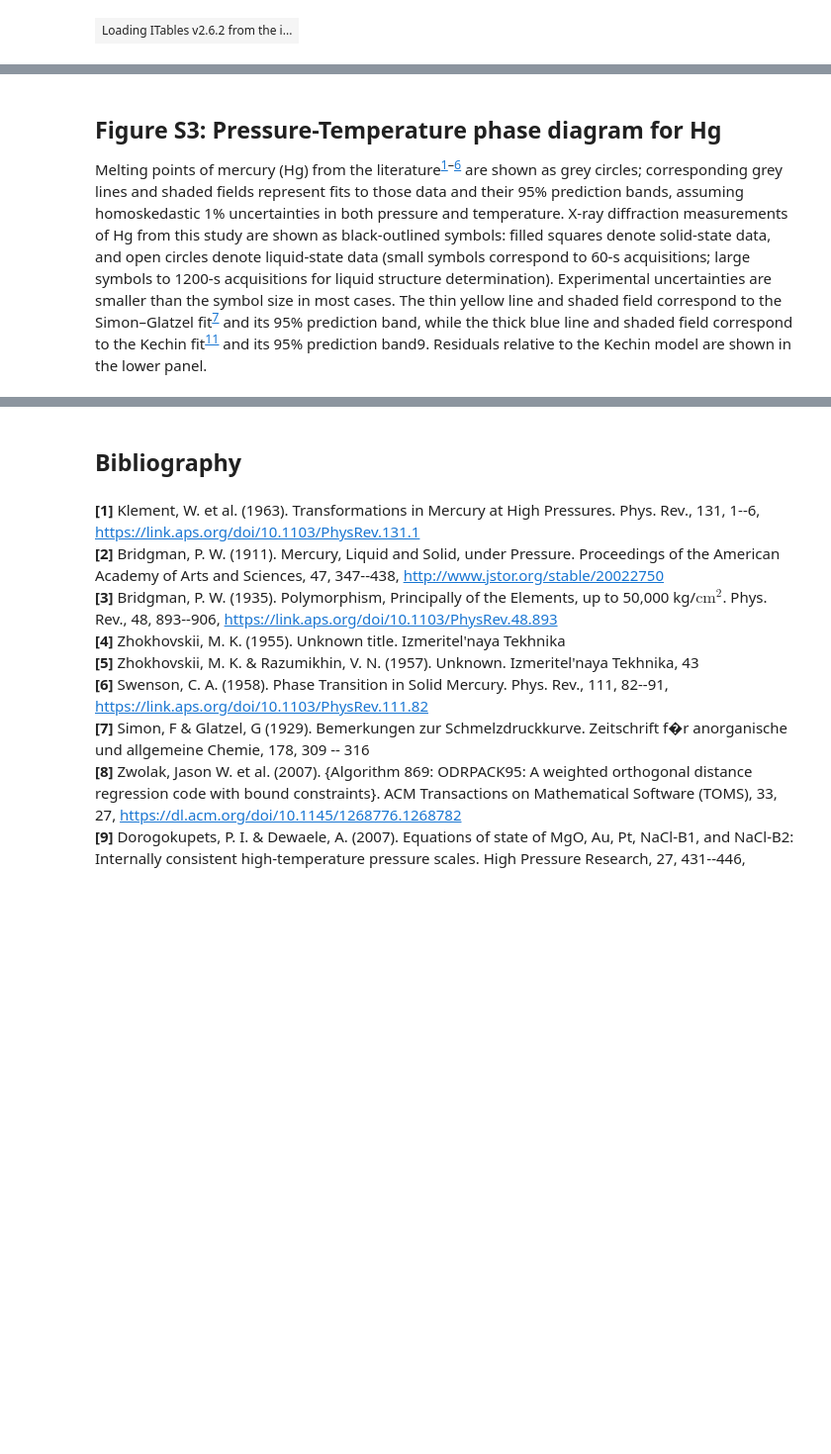
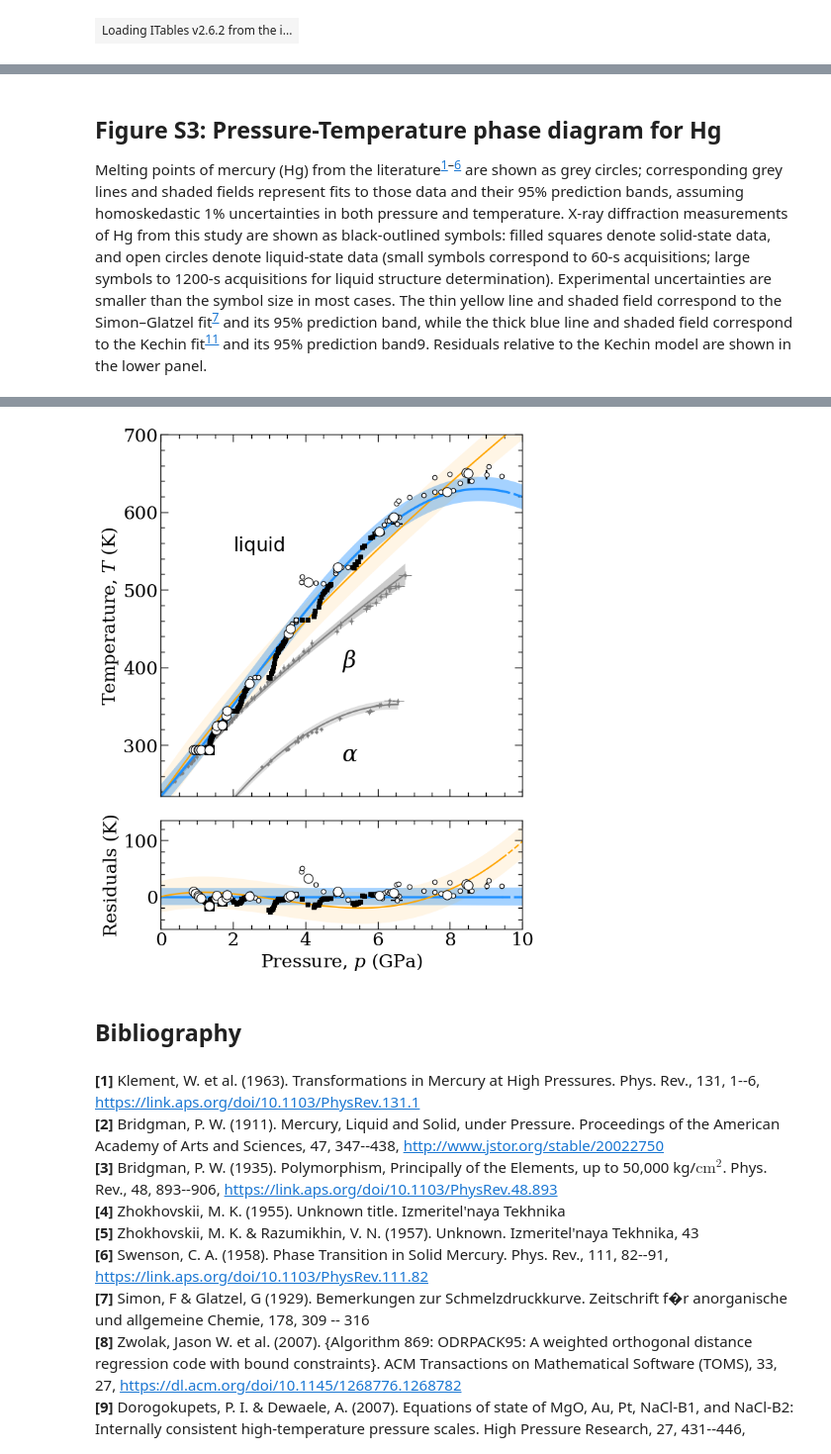
Before and after one commit to olivertlord/Hg-liquid, a Jupyter notebook: Hg_melting.ipynb, the cells around one changed output, grey strips where cells are left out. Shown at 99% size. Cells and saved outputs as stored; diff of their text form; code cells hidden in the pictures; blank space fills up the shorter version.

```diff
--- a/Hg_melting.ipynb
+++ b/Hg_melting.ipynb
@@ -2111,5 +2103,4 @@ VBox(children=(Output(outputs=({'output_type': 'display_data', 'data': {'text/pl
 # %% [markdown]
-##
 ## Figure S3: Pressure-Temperature phase diagram for Hg
 
 Melting points of mercury (Hg) from the literature<sup><a href="#ref1">1</a>–<a href="#ref6">6</a></sup> are shown as grey circles; corresponding grey lines and shaded fields represent fits to those data and their 95% prediction bands, assuming homoskedastic 1% uncertainties in both pressure and temperature. X-ray diffraction measurements of Hg from this study are shown as black-outlined symbols: filled squares denote solid-state data, and open circles denote liquid-state data (small symbols correspond to 60-s acquisitions; large symbols to 1200-s acquisitions for liquid structure determination). Experimental uncertainties are smaller than the symbol size in most cases. The thin yellow line and shaded field correspond to the Simon–Glatzel fit<sup><a href="#ref7">7</a></sup> and its 95% prediction band, while the thick blue line and shaded field correspond to the Kechin fit<sup><a href="#ref11">11</a></sup> and its 95% prediction band9. Residuals relative to the Kechin model are shown in the lower panel.
@@ -2330,16 +2321,12 @@ ax2.errorbar(
 )
 
 # ------------------------------------------------------------
-# Centered display with a single render
+# Save and render once. Earlier versions wrapped the figure in an
+# Output()/VBox so it would centre, but with the inline backend the
+# PNG message could land *after* the cell finished, leaving an empty
+# centred VBox on "Run All". An explicit display(fig) is synchronous.
 # ------------------------------------------------------------
-out = Output()
-out.clear_output(wait=True)
-
-with out:
-    # save (optional) then show once
-    plt.savefig("Hg_PT.png", bbox_inches="tight", pad_inches=0.02)
-    plt.show()
-    plt.close(fig)  # prevent implicit second display
-
-display(VBox([out], layout=Layout(align_items="center", width="100%")))
+fig.savefig("Hg_PT.png", bbox_inches="tight", pad_inches=0.02)
+display(fig)
+plt.close(fig)  # prevent implicit second display
 # %% [output]
@@ -2347,3 +2333,4 @@ display(VBox([out], layout=Layout(align_items="center", width="100%")))
+[figure, added]
 # %% [markdown]
 ## Bibliography
 # %%
```
Also changed, not shown: parts of 10 cells of this notebook, 1 other file.
